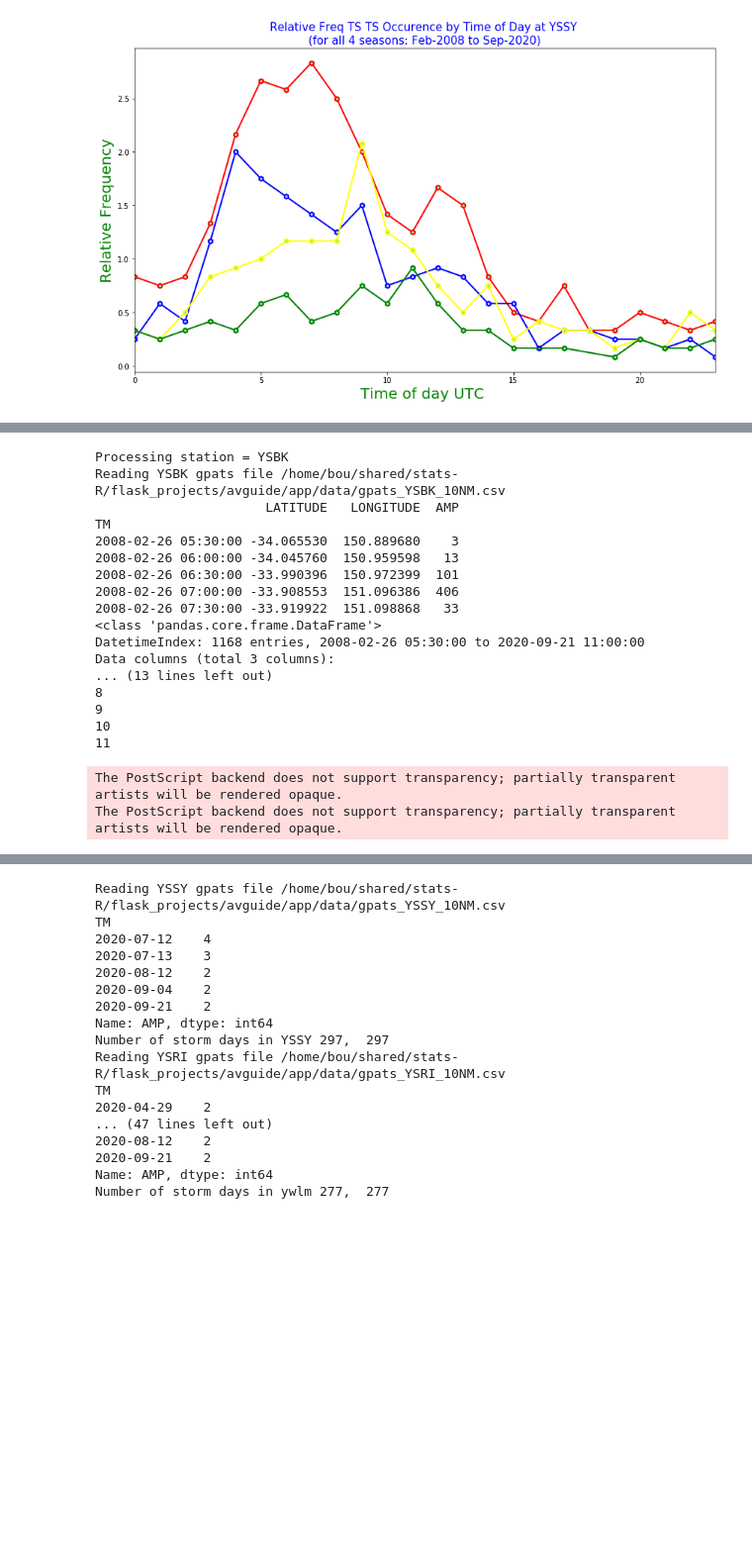
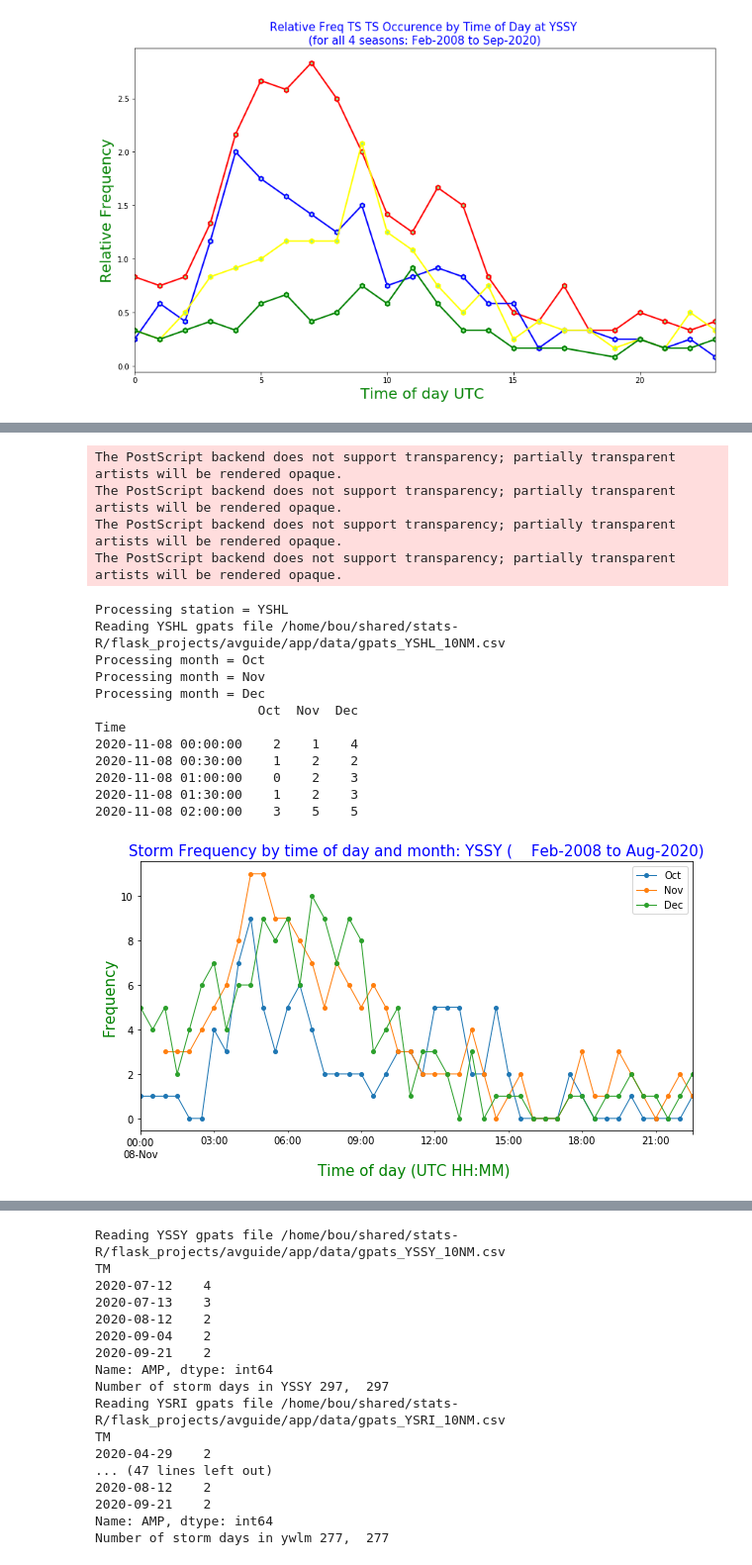
Before and after one commit to launda/avguide, a Jupyter notebook: Sydney_Basin_Storms.ipynb, the cells around one changed output, grey strips where cells are left out. Shown at 99% size. Drawn from its saved outputs; the diff is of its cells as text; code cells hidden in the pictures; blank space fills up the shorter version.

```diff
--- a/Sydney_Basin_Storms.ipynb
+++ b/Sydney_Basin_Storms.ipynb
@@ -922,7 +938,7 @@ for month in list(dict_mon.values()):
 
     fig, ax = plt.subplots(figsize=(10,5), nrows=1, ncols=1 )
     gpats_by_half_hour.plot( kind='bar', ax=ax)
-    title = f'TS by time of day at {sta} for {dict_mon[mon]} (all seasons {g1_half_hour.index[0].strftime("%b-%Y")} to {g1_half_hour.index[-1].strftime("%b-%Y")})'
+    title = f'Storm Ocurrence by time of day [{sta} in {dict_mon[mon]}] ({g1_half_hour.index[0].strftime("%b-%Y")} to {g1_half_hour.index[-1].strftime("%b-%Y")})'
     ax.set_title(title, color='b',fontsize=15)
     ax.set_ylabel('Frequency', color='g', fontsize=15)
     ax.set_xlabel('Time of day UTC ', color='g', fontsize=15)
@@ -1133,8 +1148,8 @@ fig, ax = plt.subplots(figsize=(14,8), nrows=1, ncols=1 )
 title = f'Relative Freq TS TS Occurence by Time of Day at {sta} \n(for all 4 seasons: \
 {ts_days.index[0].strftime("%b-%Y")} to {ts_days.index[-1].strftime("%b-%Y")})'
 ax.set_title(title, color='b',fontsize=15)
-ax.set_ylabel('Relative Frequency', color='g', fontsize=20)
-ax.set_xlabel('Time of day UTC ', color='g', fontsize=20)
+ax.set_ylabel('Relative Frequency', color='g', fontsize=15)
+ax.set_xlabel('Time of day UTC ', color='g', fontsize=15)
 # %% [output]
 Text(0.5, 0, 'Time of day UTC ')
 [figure]
@@ -1201,5 +1222,6 @@ Reading YSHW gpats file /home/bou/shared/stats-R/flask_projects/avguide/app/data
 # %%
-# compare storm frequency for given stations by time of daya nd month
+# compare storm frequency for given stations by time of day and
+# period 3 months centered current month
 
 dict_mon = dict(zip(
     [1,2,3,4,5,6,7,8,9,10,11,12],
@@ -1209,25 +1231,31 @@ vals = list(dict_mon.values())
 print(keys)
 print(vals)
 
+
+cur_mon = int(pd.datetime.today().strftime("%m"))
+next_mon = cur_mon+1 if (cur_mon+1) <=12 else (cur_mon+1)%12
+prev_mon = cur_mon-1 if (cur_mon > 1) else 12
+months = [dict_mon[prev_mon], dict_mon[cur_mon], dict_mon[next_mon]]
+months
+
 for sta in ['YSSY','YSRI','YWLM','YSCN','YSBK','YSHW','YSHL']:
 
     print(f"Processing station = {sta}")
-    g1_half_hour =  get_gpats_data(cur_dir=cur_dir,sta=sta,res='30T')  #1hr bin intervals
-    g1_half_hour = g1_half_hour.loc[g1_half_hour['AMP']>1]
-    print(g1_half_hour.head())
-    print(g1_half_hour.info())
+    g1_half_hour =  get_gpats_data(cur_dir=cur_dir,sta=sta,res='30T')  # 30min bin intervals
+    g1_half_hour = g1_half_hour.loc[g1_half_hour['AMP']>1] # drop half hour bins with no gpats
 
-    dat = pd.DataFrame()
-    for month in list(dict_mon.values()):
-    #for month in ["Nov","Dec",'Jan']:
+    dat = pd.DataFrame()  # empty df to store stations 1/2 hourly TS counts for each month
+    for month in months:
+    #for month in list(dict_mon.values()):
         mon=keys[vals.index(month)]
-        print(mon)
+        print(f"Processing month = {month}")
         g = g1_half_hour.loc[g1_half_hour.index.month==mon]
         g['Time'] = pd.to_datetime(g.index.strftime('%H:%M'))
         gpats_by_half_hour = g.groupby(pd.Grouper(key='Time',freq='30T'))['AMP'].count()
 
         dat[month] = gpats_by_half_hour
 
+    print(dat.head())
     dat.fillna(0)
     fig, ax = plt.subplots(figsize=(10,5), nrows=1, ncols=1 )
     '''
@@ -1236,18 +1264,19 @@ for sta in ['YSSY','YSRI','YWLM','YSCN','YSBK','YSHW','YSHL']:
     '''
     dat.plot(kind='line',ax=ax, linewidth=1, linestyle='-', marker='.', markeredgewidth=2)
 
-    title = f'Frequency of Storms by time of day and month at {sta}: \
+    title = f'Storm Frequency by time of day and month: {sta} (\
     {g1_hour.index[0].strftime("%b-%Y")} to {g1_hour.index[-1].strftime("%b-%Y")})'
     ax.set_title(title, color='b',fontsize=15)
-    ax.set_ylabel('Relative Frequency', color='g', fontsize=20)
-    ax.set_xlabel('Time of day UTC ', color='g', fontsize=20)
+    ax.set_ylabel('Frequency', color='g', fontsize=15)
+    ax.set_xlabel('Time of day (UTC HH:MM) ', color='g', fontsize=15)
 
     # get half hour tick mark labels, 48 half hourly steps
     # map_half_hour = dict(zip(list(range(0, 48,1)),g1_half_hour.index.strftime('%H%M')))
     # drop the half hour lables, keep houly labels only
     # xlabels=[map_half_hour[x] if x%2==0 else '' for x in ax.get_xticks() ]
-    ax.set_xticklabels(xlabels,rotation=45, horizontalalignment='right')
+    # ax.set_xticklabels(xlabels,rotation=45, horizontalalignment='right')
     #g.set_xticklabels(ax.get_xticklabels(), rotation=45, horizontalalignment='right')
-    ax.tick_params(labelsize=8)
-    plt.savefig(f'./ts_plots/{sta}_TS_by_halfhour_{mon}.eps', format='eps', dpi=500)
+    ax.tick_params(labelsize=10)
+    plt.savefig(f'./ts_plots/{sta}_TS_by_halfhour_3month.eps', format='eps', dpi=500)
+    #plt.savefig(f'./ts_plots/{sta}_TS_by_halfhour', format='eps', dpi=500)
 # %% [output]
@@ -1334,19 +1355,17 @@ The PostScript backend does not support transparency; partially transparent arti
-Processing station = YSBK
-Reading YSBK gpats file /home/bou/shared/stats-R/flask_projects/avguide/app/data/gpats_YSBK_10NM.csv
-                      LATITUDE   LONGITUDE  AMP
-TM
-2008-02-26 05:30:00 -34.065530  150.889680    3
-2008-02-26 06:00:00 -34.045760  150.959598   13
-2008-02-26 06:30:00 -33.990396  150.972399  101
-2008-02-26 07:00:00 -33.908553  151.096386  406
-2008-02-26 07:30:00 -33.919922  151.098868   33
-<class 'pandas.core.frame.DataFrame'>
-DatetimeIndex: 1168 entries, 2008-02-26 05:30:00 to 2020-09-21 11:00:00
-Data columns (total 3 columns):
-... (13 lines left out)
-8
-9
-10
-11
+The PostScript backend does not support transparency; partially transparent artists will be rendered opaque.
+The PostScript backend does not support transparency; partially transparent artists will be rendered opaque.
+The PostScript backend does not support transparency; partially transparent artists will be rendered opaque.
+The PostScript backend does not support transparency; partially transparent artists will be rendered opaque.
-The PostScript backend does not support transparency; partially transparent artists will be rendered opaque.
-The PostScript backend does not support transparency; partially transparent artists will be rendered opaque.
+Processing station = YSHL
+Reading YSHL gpats file /home/bou/shared/stats-R/flask_projects/avguide/app/data/gpats_YSHL_10NM.csv
+Processing month = Oct
+Processing month = Nov
+Processing month = Dec
+                     Oct  Nov  Dec
+Time
+2020-11-08 00:00:00    2    1    4
+2020-11-08 00:30:00    1    2    2
+2020-11-08 01:00:00    0    2    3
+2020-11-08 01:30:00    1    2    3
+2020-11-08 02:00:00    3    5    5
+[figure, added]
```
Also changed, not shown: parts of 8 cells of this notebook.
